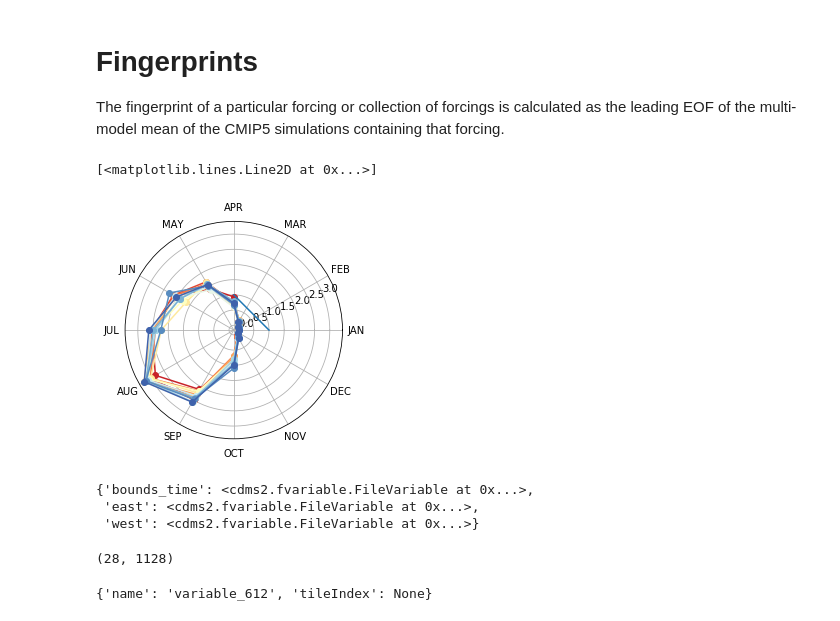
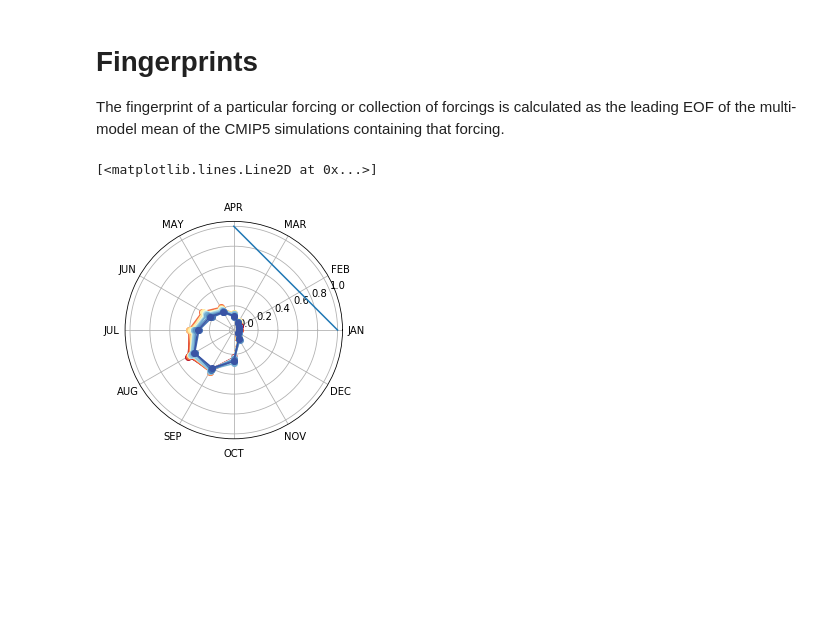
Before and after one commit to katemarvel/Sahel_Code, a Jupyter notebook: SahelFingerprinting.ipynb, the cells around one changed output. Saved outputs shown, nothing was run; the diff lists cells and outputs as text; code cells hidden in the pictures; blank space fills up the shorter version.

```diff
--- a/SahelFingerprinting.ipynb
+++ b/SahelFingerprinting.ipynb
@@ -23,22 +316,5 @@ obs_directory = "/Users/kmarvel/Google Drive/Sahel/DATA/OBS/PROCESSED/"
 # %%
-def get_cmip5_data(experiment):
-    """
-    Get east, west, and total Sahel precipitation data.
-    Experiment can be one of
-    *1pctCO2
-    *AA
-    *historical
-    *historicalGHG
-    *historical-rcp85 (spliced)
-    *piControl
-    *rcp85
-    """
-    f=cdms.open(cmip_directory+"cmip5.sahel_precip."+experiment+".nc")
-    east=f("pr_CE")
-    west=f("pr_W")
-    total=f("pr_sahel")
-    f.close()
-    return west, east, total
+
 
 def get_obs_data(dataset):
     """
@@ -101,10 +336,10 @@ def by_month(X):
 # %%
-west,east,total=get_cmip5_data("1pctCO2")
-west_r=by_month(west)
+west,east,west_intensity,east_intensity=get_cmip5_data("historical-rcp85")
+west_r=by_month(west_intensity)
 west_r_a=MV.average(cmip5.ensemble2multimodel(west_r),axis=0)
 west_r_clim=MV.average(west_r_a,axis=0)
 
-east_r=by_month(east)
+east_r=by_month(east_intensity)
 east_r_a=MV.average(cmip5.ensemble2multimodel(east_r),axis=0)
 east_r_clim=MV.average(east_r_a,axis=0)
 # %%
@@ -126,17 +361,10 @@ def plot_monthly_polar(data,ax,**kwargs):
 # %%
 data=west_r_clim.asma()
 ax=plt.subplot(1,1,1,projection='polar')
-plot_monthly_polar(east_r_a.asma()[::10],ax=ax)
+plot_monthly_polar(west_r_a.asma()[::10],ax=ax)
 #plot_monthly_polar(east_r_clim.asma(),ax=ax,c="k")
 data.shape
 ax.plot([0,np.pi/2],[1,1])
 # %% [output]
 [<matplotlib.lines.Line2D at 0x...>]
-[figure, old version]
+[figure, new version]
-# %%
-f=cdms.open("/Users/kmarvel/Google Drive/Sahel/DATA/monthprecip/rcp85.nc")
-f.variables
-# %% [output]
-{'bounds_time': <cdms2.fvariable.FileVariable at 0x...>,
- 'east': <cdms2.fvariable.FileVariable at 0x...>,
- 'west': <cdms2.fvariable.FileVariable at 0x...>}
@@ -145,8 +370,0 @@ testeast=f("east")
-# %%
-testeast.shape
-# %% [output]
-(28, 1128)
-# %%
-testeast.attributes
-# %% [output]
-{'name': 'variable_612', 'tileIndex': None}
```
Also changed, not shown: parts of 23 cells of this notebook, 2 other files.
